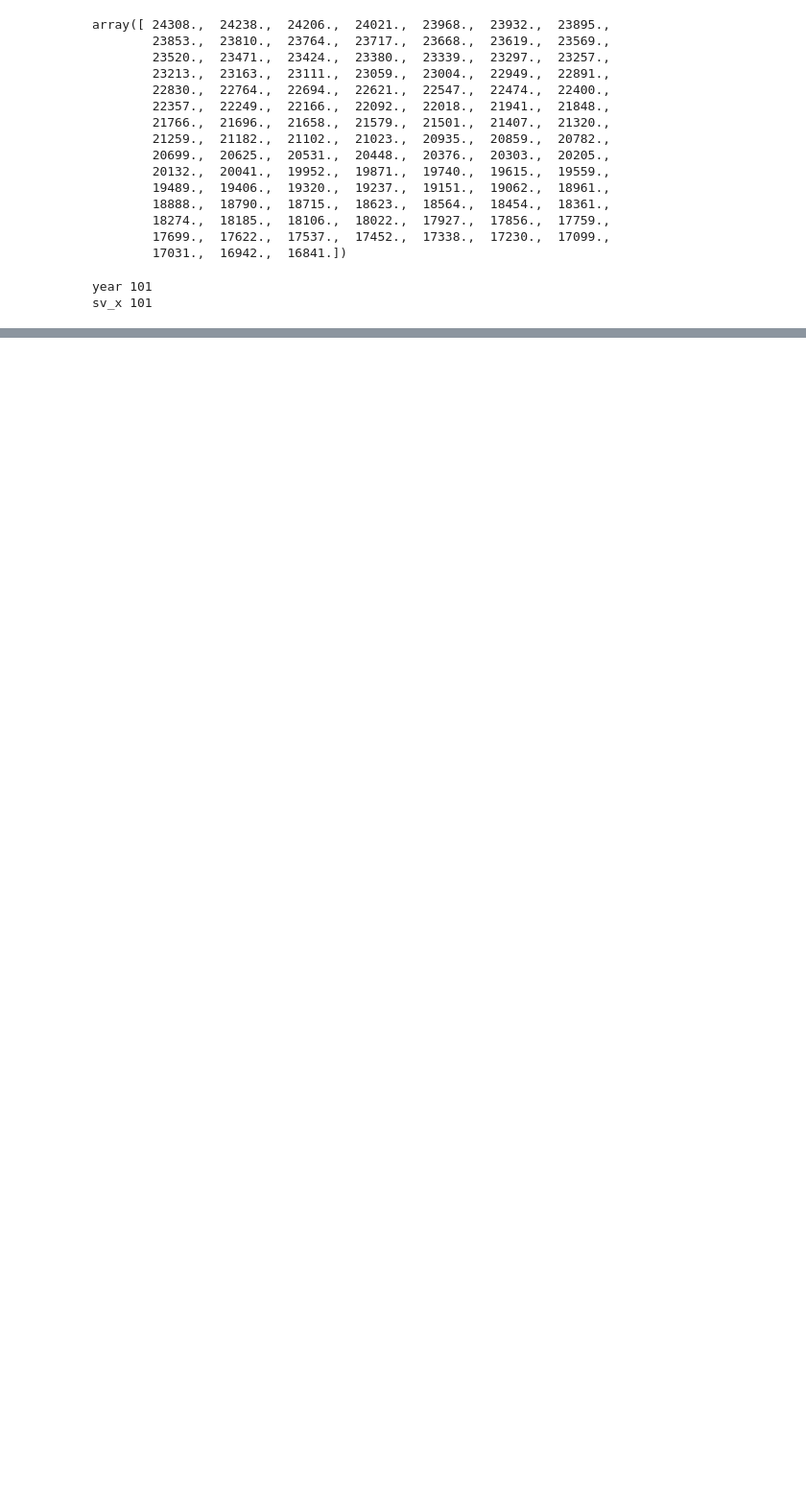
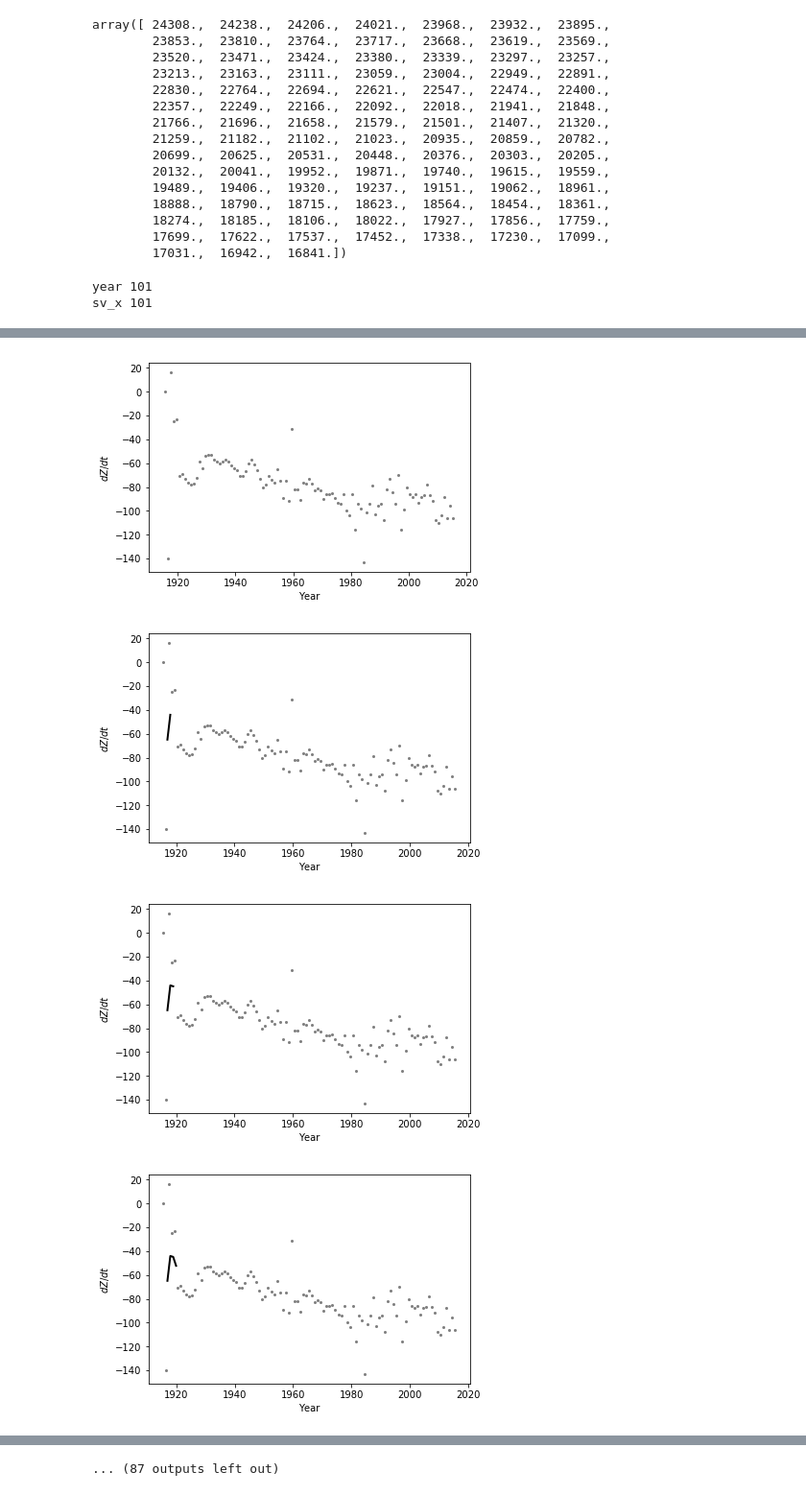
Before and after one commit to arturbenevides/Geomagnetismo, a Jupyter notebook: Observatório Magnético de Vassouras/Ajuste por Spline/Ajuste Spline.ipynb, the cells around one changed output, grey strips where cells are left out. Shown at 96% size. Saved outputs shown, nothing was run; the diff lists cells and outputs as text; code cells hidden in the pictures; blank space fills up the shorter version.

Commit message:
ajuste spline
atualização do código e inserção dos gráficos

```diff
--- a/Observatório Magnético de Vassouras/Ajuste por Spline/Ajuste Spline.ipynb
+++ b/Observatório Magnético de Vassouras/Ajuste por Spline/Ajuste Spline.ipynb
@@ -91,29 +78,20 @@ def splerp(t, control_points):
 
 def plot_spline(control_points, fig_name="spline"):
   interpolated_points = []
-  for t in np.arange(0, 1, 0.1):
+  for t in np.arange(0.01, 1, 0.01):
     interpolated_points.append(splerp(t, control_points))
 
-  plt.figure(0)
-  plt.clf()
-  plt.plot([p[0] for p in interpolated_points], [p[1] for p in interpolated_points])
-  plt.title('Spline Curve with ' + str(len(control_points)) + ' Control Points')
-  plt.xlabel('Year')
-  plt.ylabel('$ dX/dt$')
-  plt.savefig(fig_name+".png")
-  plt.show()
+    plt.figure(0)
+    plt.clf()
+    plt.plot([p[0] for p in interpolated_points], [p[1] for p in interpolated_points], linestyle='solid', color='black', linewidth=2)
+    plt.scatter(Year,sv_z, 4, label="VSS", color='gray')
+#plt.title('Spline Curve with ' + str(len(control_points)) + ' Control Points')
+
+    plt.xlabel('Year')
+    plt.ylabel('$ dZ/dt$')
+    plt.savefig(fig_name+"sv_z_spline.png")
+    plt.show()
+
 
 
 #plot_spline([(0, 0), (3, 6)], 'spline2')
-plot_spline([(1915, -70), (1916, -32), (1917, -185), (1918, -53), (1919,-36),(1920,-37),(1921,-42.),  (1922,-43.),
-        (1923,-46.), (1924,-47.), (1925,-49.),(1926, -49.), (1927,-50.),(1928, -49.), (1929,-49.), (1930,-47.),
-        (1931,-44.), (1932,-41.), (1933,-42.),(1934, -40.), (1935,-44.),(1936, -50.), (1937,-52.), (1938,-52.),
-        (1939,-55.), (1940,-55.), (1941,-58.),(1942, -61.), (1943,-66.),(1944,-70.),(1945,-73.),(1946,-74.),(1947,-73.),
-        (1948,-74.), (1949,-43.), (1950,-108.),(1951,-83.), (1952,-74.),(1953,-74.),(1954,-77.),(1955,-93.),(1956,-82.),
-        (1957,-70.), (1958,-38.), (1959,-79.), (1960,-78.), (1961,-94.),(1962,-87.),(1963,-61.),(1964,-77.),(1965,-80.),
-        (1966,-79.), (1967,-88.), (1968,-76.), (1969,-77.), (1970,-83.),(1971,-74.),(1972,-94.),(1973,-83.),(1974,-72.),
-        (1975,-73.), (1976,-98.), (1977,-73.), (1978,-91.), (1979,-89.),(1980,-81.),(1981,-131.),(1982,-125.),
-        (1983,-56.), (1984,-70.), (1985,-83.), (1986,-86.), (1987,-83.),(1988,-86.),(1989,-89.),(1990,-101.),(1991,-73.),
-        (1992,-73.), (1993, -98.),(1994,-75.), (1995,-92.),(1996, -59.),(1997, -110.),(1998, -93.),(1999, -87.),(2000, -89.),
-        (2001,-79.), (2002, -84.),(2003,-95.), (2004,-71.),(2005, -97.),(2006, -60.), (2007, -77.),(2008, -85.), (2009, -85.),
-        (2010,-114.),(2013, -108.), (2011,-131.),(2012,-68.),(2014,-89.), (2015, -101.)], 'spline101')
@@ -121,0 +132,17 @@ plot_spline([(1915, -70), (1916, -32), (1917, -185), (1918, -53), (1919,-36),(19
+# %%
+plot_spline([(1916, -140.), (1917, -16.), (1918, -25.), (1919, -23.), (1920, -71.),  (1921, -69.),  (1922, -73.), (1923, -76.),  (1924, -78.),
+(1925, -77.), (1926, -72.),  (1927, -59.), (1928, -64.), (1929, -54.), (1930, -53.),  (1931, -53.),  (1932, -57.), (1933, -59.),  (1934, -60.),
+(1935, -59.), (1936, -57.),  (1937, -59.), (1938, -62.), (1939, -64.), (1940, -66.),  (1941, -71.),  (1942, -71.), (1943, -67.),  (1944, -60.),
+(1945, -57.), (1946, -61.),  (1947, -66.), (1948, -73.), (1949, -80.), (1950, -78.),  (1951, -71.),  (1952, -74.), (1953, -76.),  (1954, -65.),
+(1955, -75.), (1956,-89.),   (1957, -75.), (1958, -92.), (1959, -31.), (1960, -82.),  (1961, -82.),  (1962, -91.), (1963, -76.),  (1964, -77.),
+(1965, -73.), (1966, -77.),  (1967, -83.), (1968, -81.), (1969, -83.), (1970, -90.),  (1971, -86.),  (1972, -86.), (1973, -85.),  (1974, -89.),
+(1975, -93.), (1976, -94.),  (1977, -86.), (1978, -100.),(1979, -104.),(1980, -86.),  (1981, -116.), (1982, -94.), (1983, -98.),  (1984, -143.),
+(1985, -101.),(1986, -94.),  (1987, -79.), (1988, -103.),(1989, -96.), (1990, -94.),  (1991, -108.), (1992, -82.), (1993, -73.),  (1994, -84.),
+(1995, -94.), (1996, -70.),  (1997, -116.),(1998, -99.), (1999, -80.), (2000, -86.),  (2001, -88.),  (2002, -86.), (2003, -93.),  (2004, -88.),
+(2005, -87.), (2006, -78.),  (2007, -87.), (2008, -92.), (2009, -108.),(2010, -110.), (2011, -104.), (2012, -88.), (2013, -106.), (2014, -96.),
+(2015, -106.)], 'spline100')
+# %% [output]
+[figure, added]
+[figure, added]
+[figure, added]
+[figure, added]
@@ -121,0 +157 @@ plot_spline([(1915, -70), (1916, -32), (1917, -185), (1918, -53), (1919,-36),(19
+... (87 outputs left out)
```
Also changed, not shown: parts of 11 cells of this notebook, 3 other files.
